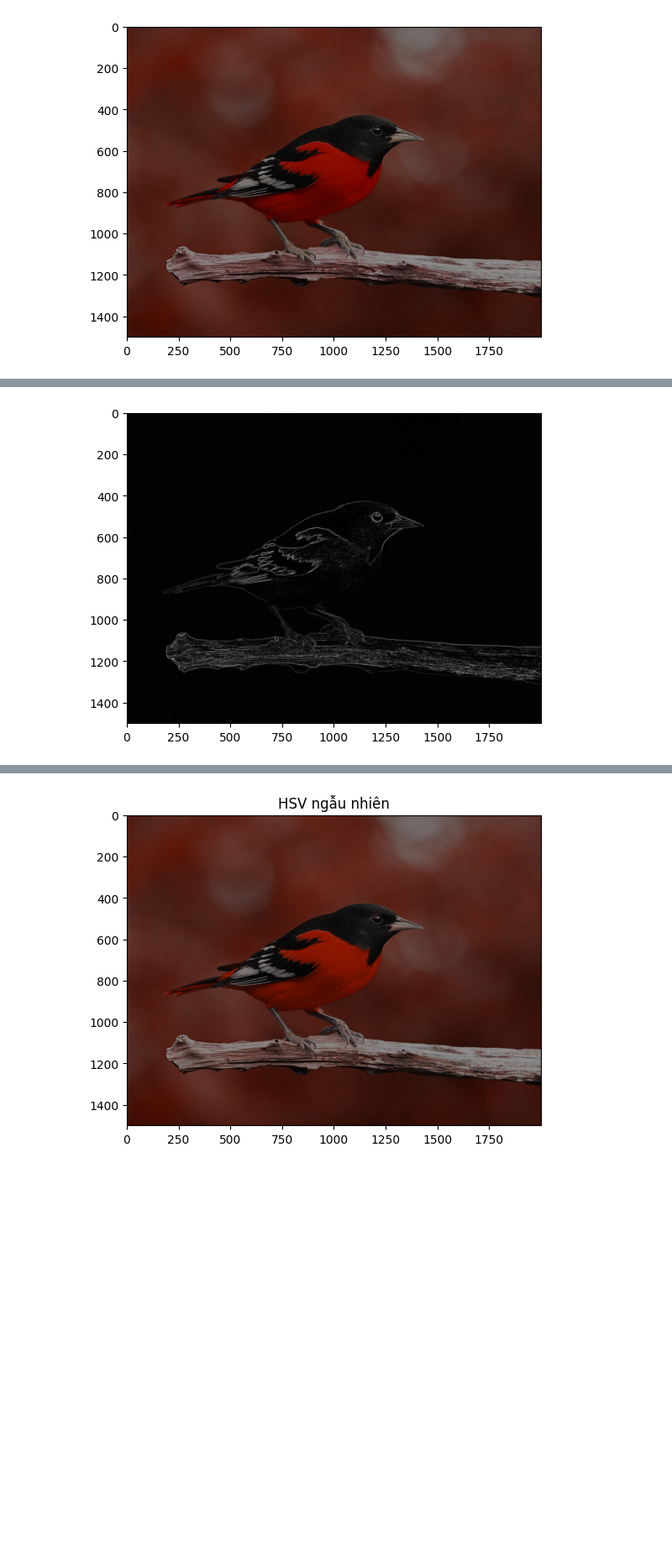
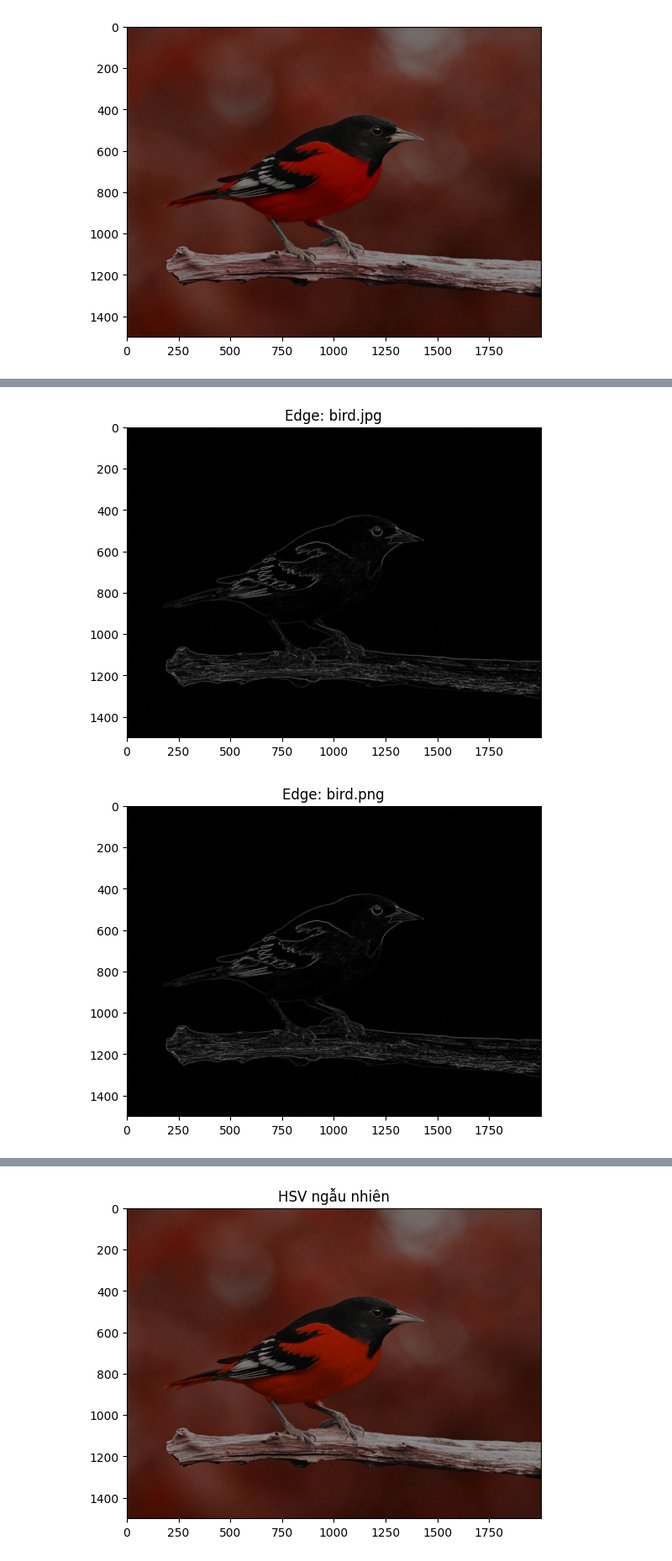
Before and after one commit to qifuong/NhapMonXuLyAnhSo-243_71ITAI40803_0101, a Jupyter notebook: Lab 1/Bai1-9.ipynb, the cells around one changed output, grey strips where cells are left out. Shown at 84% size. Drawn from its saved outputs; the diff is of its cells as text; code cells hidden in the pictures; blank space fills up the shorter version.

```diff
--- a/Lab 1/Bai1-9.ipynb
+++ b/Lab 1/Bai1-9.ipynb
@@ -107,6 +107,6 @@ for filename in os.listdir(folder):
 
         plt.imshow(blur_img)
         plt.title(f"Mean filter - {filename}")
-        plt.axis("off")
+        plt.axis("on")
         plt.show()
 # %% [output]
@@ -137,12 +137,12 @@ for filename in os.listdir(folder):
         plt.subplot(1, 2, 1)
         plt.imshow(mean_img)
         plt.title("Mean")
-        plt.axis("off")
+        plt.axis("on")
 
         plt.subplot(1, 2, 2)
         plt.imshow(median_img)
         plt.title("Median")
-        plt.axis("off")
+        plt.axis("on")
 
         plt.suptitle(f"So sánh filter: {filename}")
         plt.tight_layout()
@@ -153,13 +153,31 @@ for filename in os.listdir(folder):
 # %%
 #Bai 7
-gray = rgb2gray(np.array(img))
-edges = sobel(gray)
 
-plt.imshow(edges, cmap='gray')
-plt.axis("on")
-plt.show()
+input_dir = "Exercise"
+output_dir = "Exercise_edges"
+os.makedirs(output_dir, exist_ok=True)
+
+for file in os.listdir(input_dir):
+    if file.lower().endswith(('.png', '.jpg')):
+        input_path = os.path.join(input_dir, file)
+        output_path = os.path.join(output_dir, "edge_" + file)
+
+        img = Image.open(input_path)
+        arr = np.array(img)
+        denoised = median_filter(arr, size=(3, 3, 1))
+
+        gray = rgb2gray(denoised)
+        edges = sobel(gray)
+
+        plt.imsave(output_path, edges, cmap="gray")
+
+        plt.imshow(edges, cmap="gray")
+        plt.title("Edge: " + file)
+        plt.axis("on")
+        plt.show()
 # %% [output]
-[figure, old version]
+[figure, new version]
+[figure, added]
 # %%
 #Bai 8
 arr = np.array(blur_img)
```
Also changed, not shown: parts of 4 cells of this notebook.
